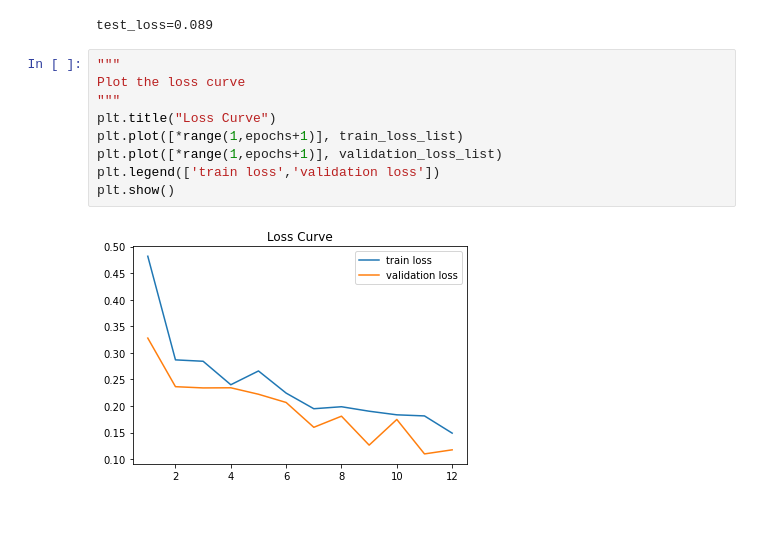
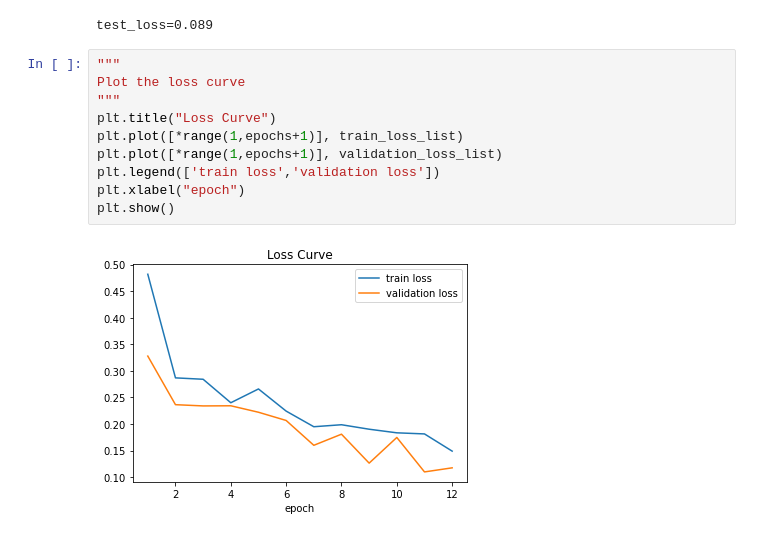
Before and after one commit to Scarletlake/Biomedical-DS, a Jupyter notebook: Q1/Q1.ipynb, the cells around one changed output. Cells and saved outputs as stored; diff of their text form.

```diff
--- a/Q1/Q1.ipynb
+++ b/Q1/Q1.ipynb
@@ -692,14 +692,15 @@ test_loss=0.089
 # %%
 """
 Plot the loss curve
 """
 plt.title("Loss Curve")
 plt.plot([*range(1,epochs+1)], train_loss_list)
 plt.plot([*range(1,epochs+1)], validation_loss_list)
 plt.legend(['train loss','validation loss'])
+plt.xlabel("epoch")
 plt.show()
 # %% [output]
-[figure, old version]
+[figure, new version]
 # %%
 """
 Plot prediction / ground-truth label
```
Also changed, not shown: parts of 1 cell of this notebook.
